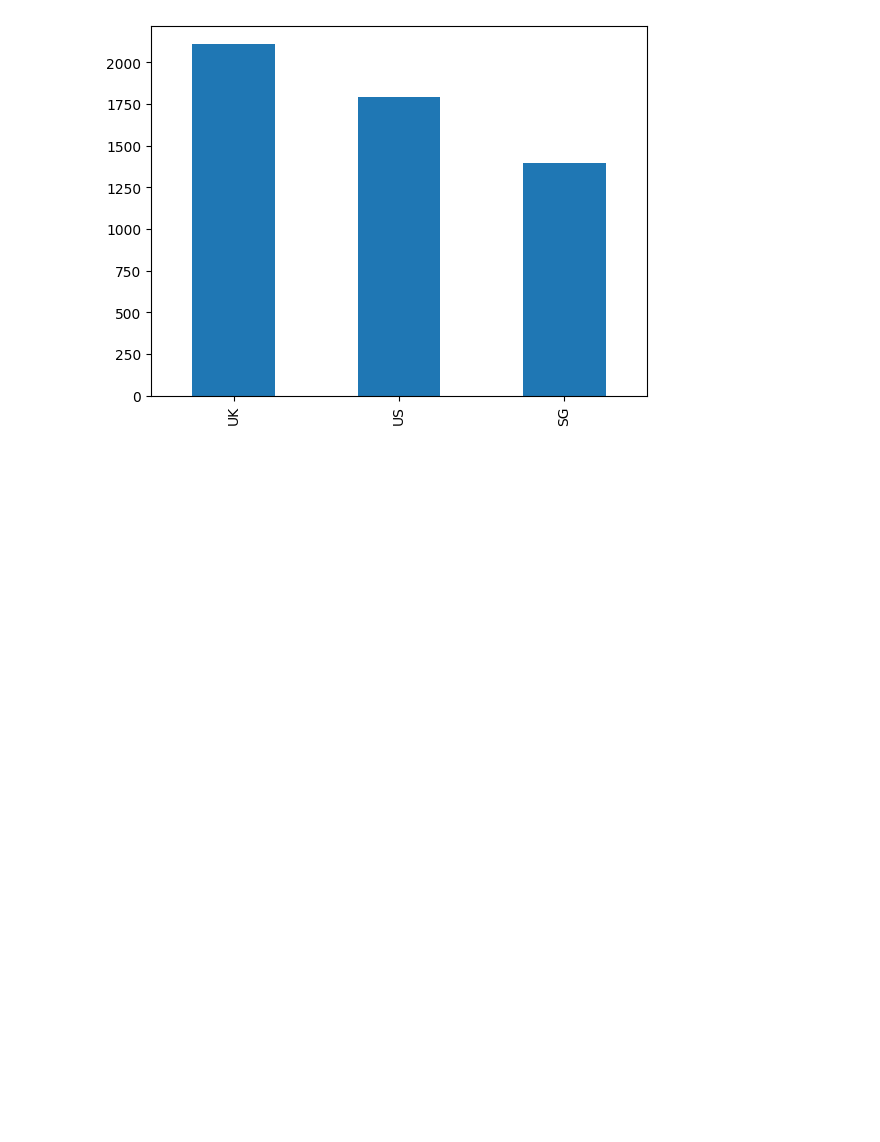
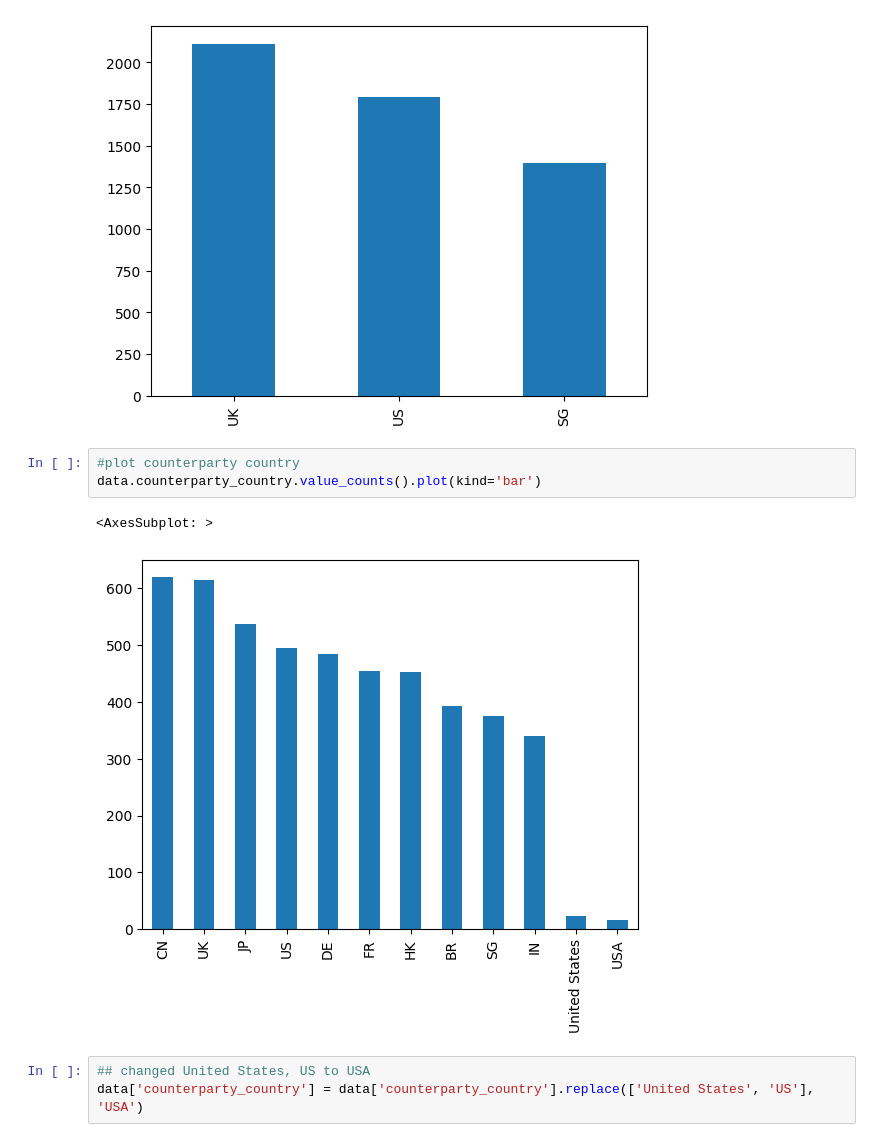
Before and after one commit to bhavesh-chainani/fraud_detection, a Jupyter notebook: silent_eight.ipynb, the cells around one changed output. Saved outputs shown, nothing was run; the diff lists cells and outputs as text; blank space fills up the shorter version.

```diff
--- a/silent_eight.ipynb
+++ b/silent_eight.ipynb
@@ -83,3 +86,12 @@ data.customer_country.value_counts().plot(kind='bar')
 # %% [output]
 <AxesSubplot: >
 [figure]
+# %%
+#plot counterparty country
+data.counterparty_country.value_counts().plot(kind='bar')
+# %% [output]
+<AxesSubplot: >
+[figure, added]
+# %%
+## changed United States, US to USA
+data['counterparty_country'] = data['counterparty_country'].replace(['United States', 'US'], 'USA')
```
Also changed, not shown: parts of 30 cells of this notebook, 1 other file.
